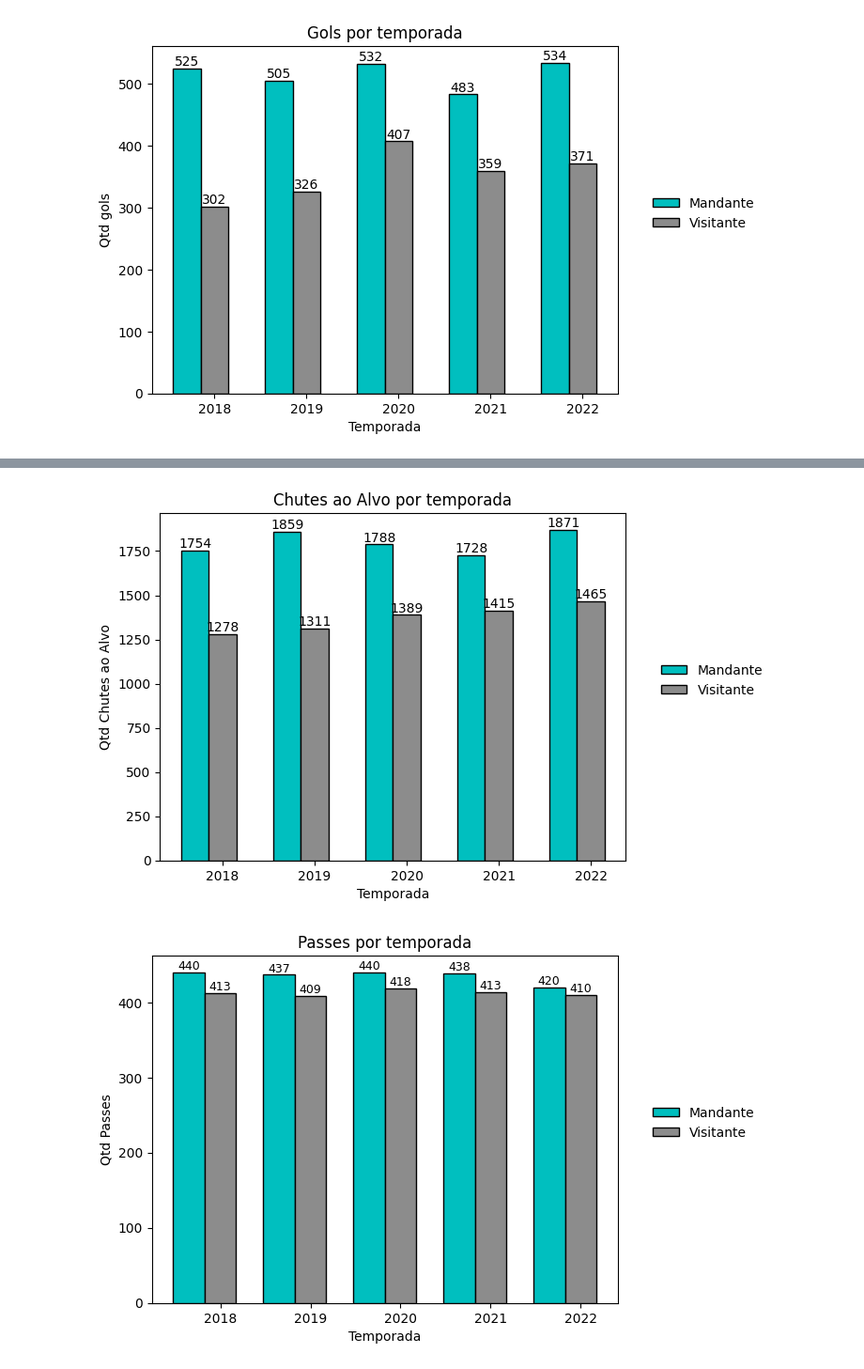
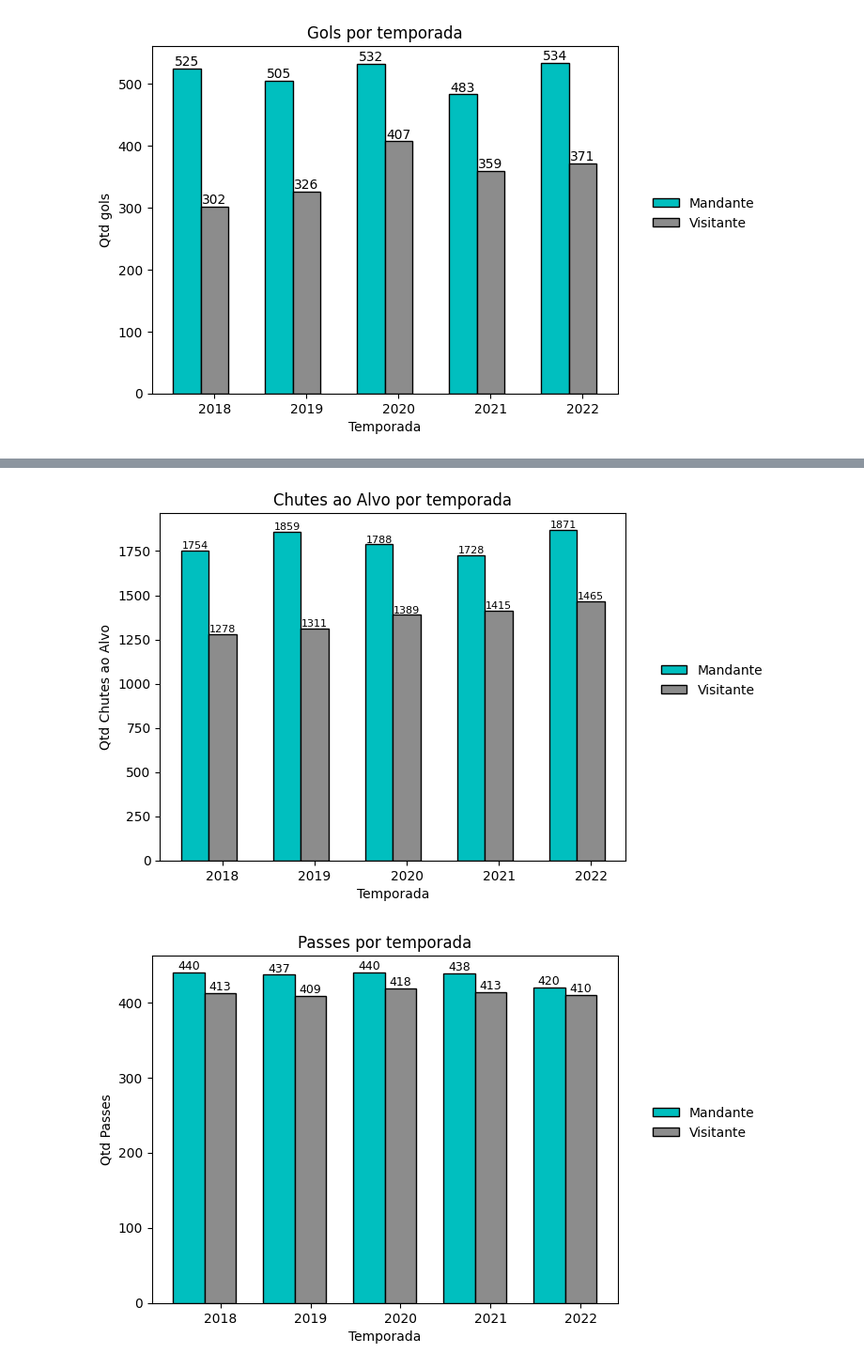
Before and after one commit to vbddinho/puc_minas_machine, a Jupyter notebook: 2-analise.ipynb, the cells around one changed output, grey strips where cells are left out. Shown at 94% size. Drawn from its saved outputs; the diff is of its cells as text; code cells hidden in the pictures.

```diff
--- a/2-analise.ipynb
+++ b/2-analise.ipynb
@@ -108,30 +108,30 @@ plt.show()
 # %%
 #Chutes ao alvo
 chutes_Alvomandante =  pd.DataFrame(df.groupby([df['temporada']]).agg({"chutes_no_alvo_mandante" :'sum'})).reset_index()
 chutes_Alvovisitante =  pd.DataFrame(df.groupby([df['temporada']]).agg({"chutes_no_alvo_visitante" :'sum'})).reset_index()
 
 
 width = 0.30
 r1 = np.arange(len( chutes_Alvomandante['temporada']))
 r2 = [x + width for x in r1]
 
 plt1 = plt.bar(r1, chutes_Alvomandante['chutes_no_alvo_mandante'], color = 'c', width = width, edgecolor = 'black', label='Mandante')
 plt2 = plt.bar(r2, chutes_Alvovisitante['chutes_no_alvo_visitante'], color = '.55',width = width, edgecolor = 'black', label="Visitante")
 
 plt.xlabel("Temporada")
 plt.xticks([r1+ width for r1 in range(len(tgols_mandante))],['2018','2019','2020','2021','2022'])
 plt.ylabel("Qtd Chutes ao Alvo")
 plt.title("Chutes ao Alvo por temporada")
 
 # colocando o rótulo nas barras
-plt.bar_label(plt1, fmt="%.0f", size=10, label_type="edge")
-plt.bar_label(plt2, fmt="%.0f", size=10, label_type="edge")
+plt.bar_label(plt1, fmt="%.0f", size=8, label_type="edge")
+plt.bar_label(plt2, fmt="%.0f", size=8, label_type="edge")
 #colocar a legenda fora do enredo
 plt.legend(frameon=False,bbox_to_anchor=(1.05, 0.6) )
 
 plt.show()
 # %% [output]
-[figure, old version]
+[figure, new version]
 # %%
 # Passes Mandante e Visitante
 passesmandante =  pd.DataFrame(df.groupby([df['temporada']]).agg({"passes_mandante" :'mean'})).reset_index()
```
Also changed, not shown: parts of 13 cells of this notebook, 5 other files.
